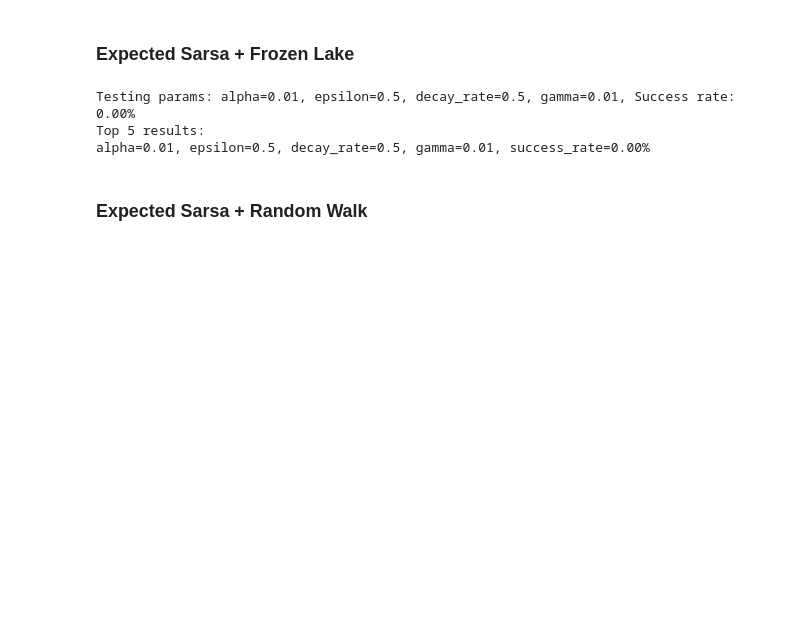
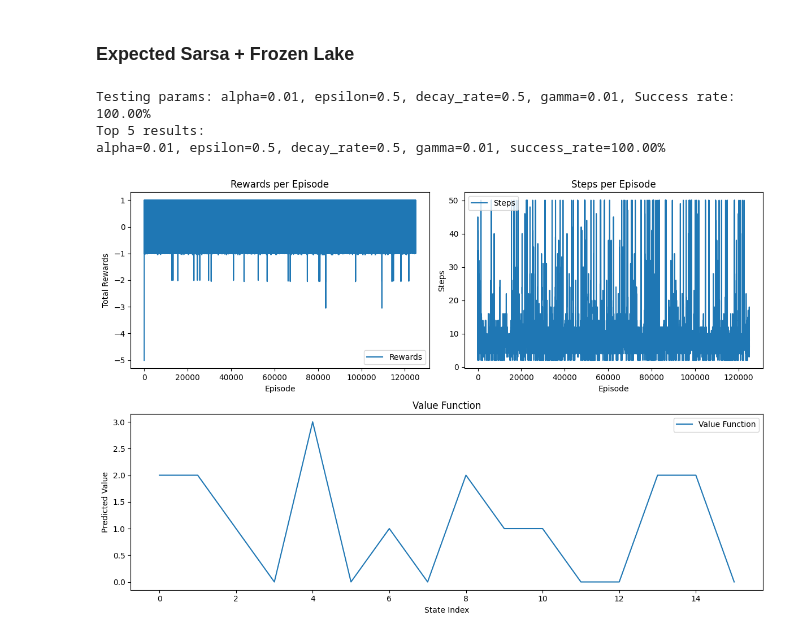
Before and after one commit to pre63/temporal-difference, a Jupyter notebook: notebook.ipynb, the cells around one changed output. Saved outputs shown, nothing was run; the diff lists cells and outputs as text; code cells hidden in the pictures; blank space fills up the shorter version.

```diff
--- a/notebook.ipynb
+++ b/notebook.ipynb
@@ -52,11 +75,11 @@ cv.plot_metrics()
 # %%
 # Best alpha=0.01, epsilon=0.5, decay_rate=0.5, gamma=0.01
 cv = ExpectedSarsaCV(frozen_lake, { "alpha": [0.01], "epsilon": [0.5], "decay_rate": [0.5], "gamma": [0.01] })
-cv.search()
+cv.search(episodes=125000)
 cv.summary()
+cv.plot_metrics()
 # %% [output]
-Testing params: alpha=0.01, epsilon=0.5, decay_rate=0.5, gamma=0.01, Success rate: 0.00%
+Testing params: alpha=0.01, epsilon=0.5, decay_rate=0.5, gamma=0.01, Success rate: 100.00%
 Top 5 results:
-alpha=0.01, epsilon=0.5, decay_rate=0.5, gamma=0.01, success_rate=0.00%
+alpha=0.01, epsilon=0.5, decay_rate=0.5, gamma=0.01, success_rate=100.00%
+[figure, added]
-# %% [markdown]
-### Expected Sarsa + Random Walk
```
Also changed, not shown: parts of 6 cells of this notebook, 6 other files.
